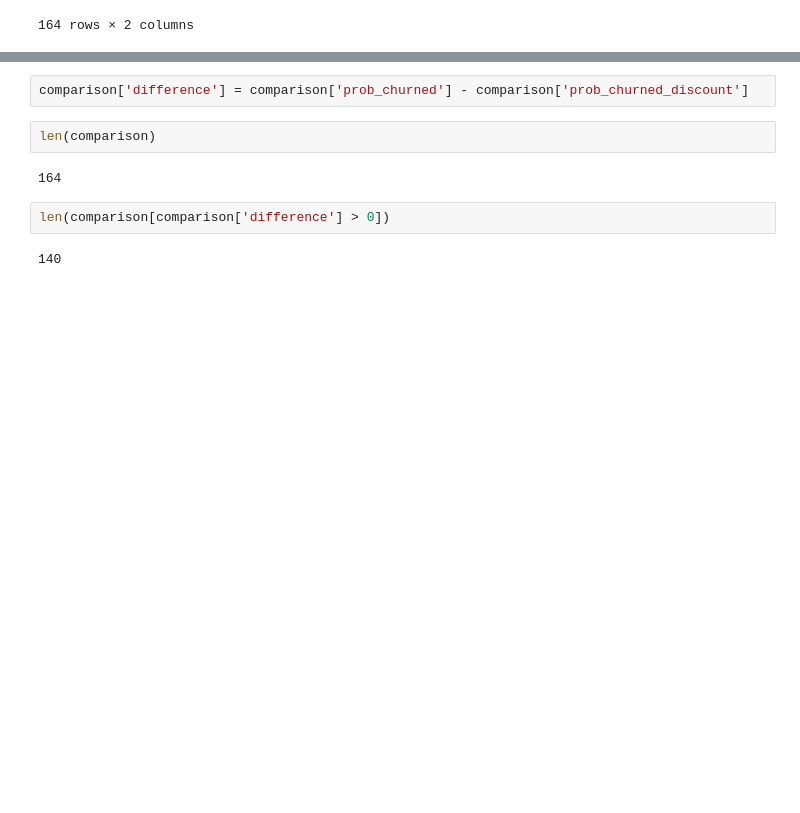
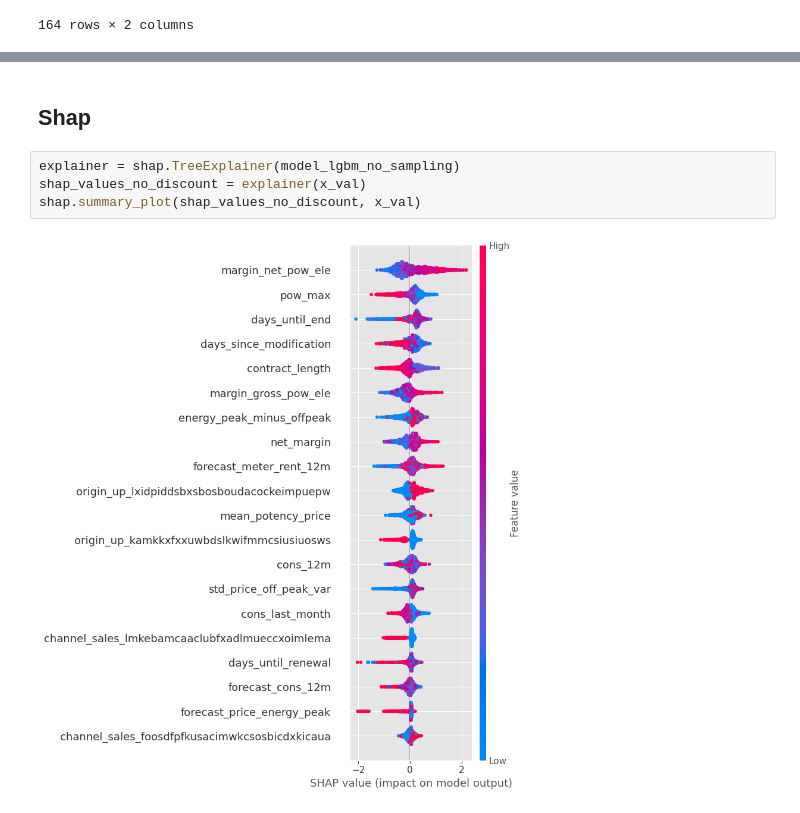
Before and after one commit to RodolfoPCruz/powerco-churn, a Jupyter notebook: Notebooks/ML.ipynb, the cells around one changed output, grey strips where cells are left out. Drawn from its saved outputs; the diff is of its cells as text; blank space fills up the shorter version.

```diff
--- a/Notebooks/ML.ipynb
+++ b/Notebooks/ML.ipynb
@@ -571,10 +591,8 @@ Text(0, 0.5, 'Predicted probability')
-# %%
-comparison['difference'] = comparison['prob_churned'] - comparison['prob_churned_discount']
-# %%
-len(comparison)
-# %% [output]
-164
-# %%
-len(comparison[comparison['difference'] > 0])
-# %% [output]
-140
+# %% [markdown]
+## Shap
+# %%
+explainer = shap.TreeExplainer(model_lgbm_no_sampling)
+shap_values_no_discount = explainer(x_val)
+shap.summary_plot(shap_values_no_discount, x_val)
+# %% [output]
+[figure, added]
```
Also changed, not shown: parts of 26 cells of this notebook.
